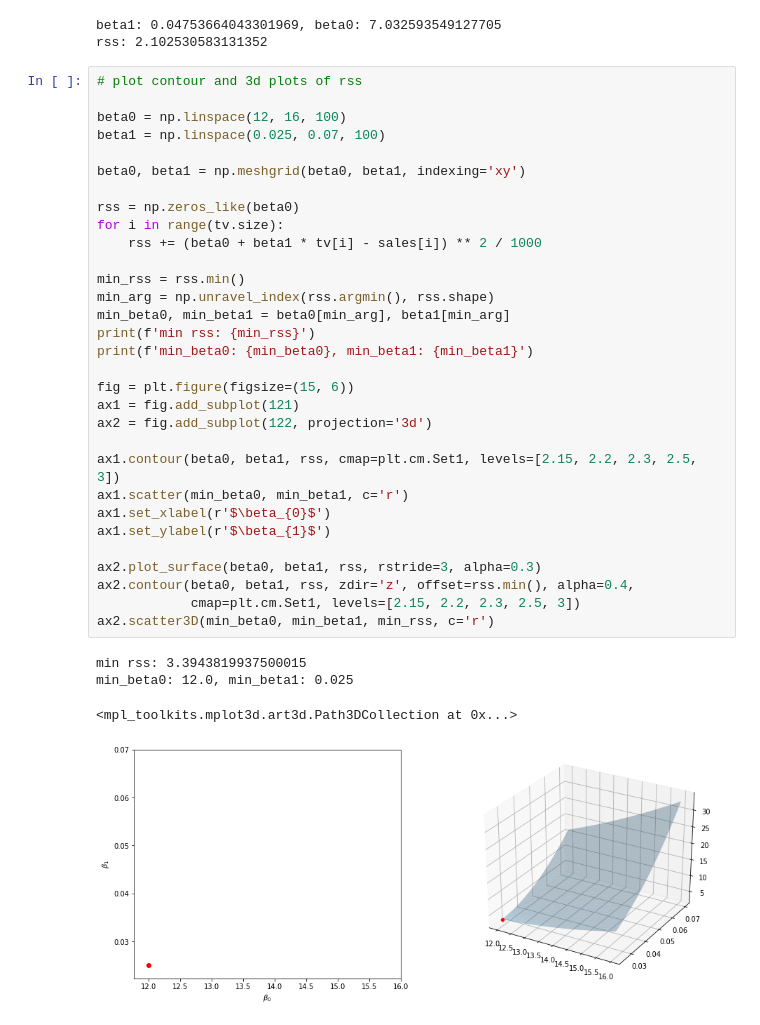
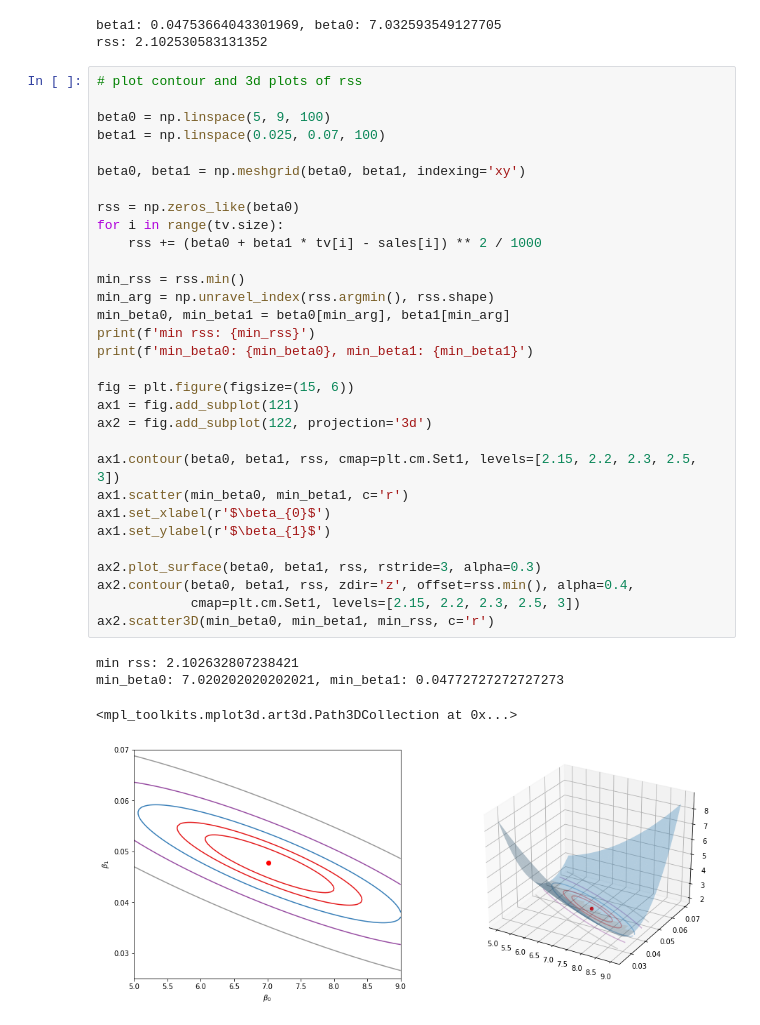
Before and after one commit to wangbinyq/personal-wiki, a Jupyter notebook: cs229/islr/linear regression.ipynb, the cells around one changed output. Saved outputs shown, nothing was run; the diff lists cells and outputs as text.

```diff
--- a/cs229/islr/linear regression.ipynb
+++ b/cs229/islr/linear regression.ipynb
@@ -53,39 +53,39 @@ rss: 2.102530583131352
 # %%
 # plot contour and 3d plots of rss
 
-beta0 = np.linspace(12, 16, 100)
+beta0 = np.linspace(5, 9, 100)
 beta1 = np.linspace(0.025, 0.07, 100)
 
 beta0, beta1 = np.meshgrid(beta0, beta1, indexing='xy')
 
 rss = np.zeros_like(beta0)
 for i in range(tv.size):
     rss += (beta0 + beta1 * tv[i] - sales[i]) ** 2 / 1000
 
 min_rss = rss.min()
 min_arg = np.unravel_index(rss.argmin(), rss.shape)
 min_beta0, min_beta1 = beta0[min_arg], beta1[min_arg]
 print(f'min rss: {min_rss}')
 print(f'min_beta0: {min_beta0}, min_beta1: {min_beta1}')
 
 fig = plt.figure(figsize=(15, 6))
 ax1 = fig.add_subplot(121)
 ax2 = fig.add_subplot(122, projection='3d')
 
 ax1.contour(beta0, beta1, rss, cmap=plt.cm.Set1, levels=[2.15, 2.2, 2.3, 2.5, 3])
 ax1.scatter(min_beta0, min_beta1, c='r')
 ax1.set_xlabel(r'$\beta_{0}$')
 ax1.set_ylabel(r'$\beta_{1}$')
 
 ax2.plot_surface(beta0, beta1, rss, rstride=3, alpha=0.3)
 ax2.contour(beta0, beta1, rss, zdir='z', offset=rss.min(), alpha=0.4,
             cmap=plt.cm.Set1, levels=[2.15, 2.2, 2.3, 2.5, 3])
 ax2.scatter3D(min_beta0, min_beta1, min_rss, c='r')
 # %% [output]
-min rss: 3.3943819937500015
-min_beta0: 12.0, min_beta1: 0.025
+min rss: 2.102632807238421
+min_beta0: 7.020202020202021, min_beta1: 0.04772727272727273
 <mpl_toolkits.mplot3d.art3d.Path3DCollection at 0x...>
-[figure, old version]
+[figure, new version]
 # %%
 ## Assessing the accuracy of the coefficient estimates
 size = 100
```
Also changed, not shown: parts of 19 cells of this notebook, 1 other file.
